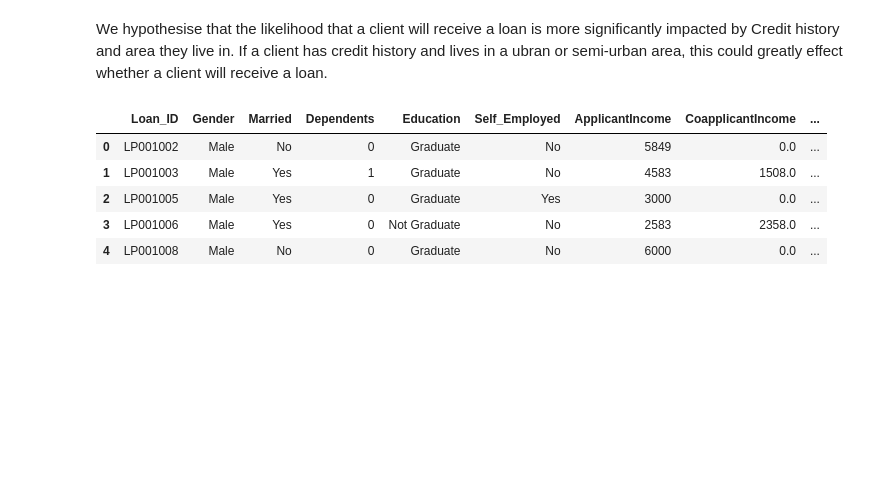
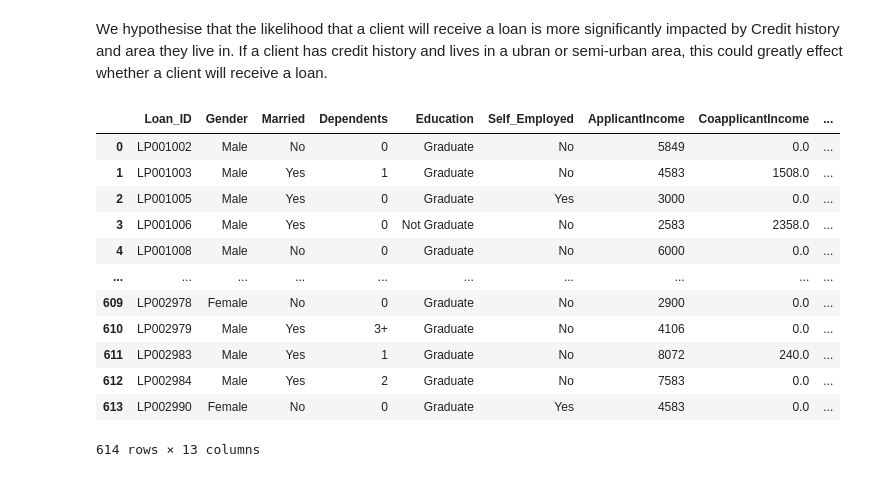
Before and after one commit to MckyleM/MLGGuidedProject, a Jupyter notebook: Step_by_step.ipynb, the cells around one changed output. Drawn from its saved outputs; the diff is of its cells as text; code cells hidden in the pictures; blank space fills up the shorter version.

```diff
--- a/Step_by_step.ipynb
+++ b/Step_by_step.ipynb
@@ -9,21 +9,28 @@ We hypothesise that the likelihood that a client will receive a loan is more sig
 # %%
 import pandas as pd
 import matplotlib.pyplot as plt
 import plotly.express as px
 import seaborn as sns
 import numpy as np
 import matplotlib.pyplot as plt
 from sklearn.linear_model import LinearRegression
 from sklearn.model_selection import train_test_split
 from skimpy import clean_columns
 from sklearn.metrics import mean_squared_error, r2_score
 r_csv= pd.read_csv(r".\raw_data.csv")
 v_csv= pd.read_csv(r"validation.csv")
-r_csv.head()
+r_csv
 # %% [output]
 |  | Loan_ID | Gender | Married | Dependents | Education | Self_Employed | ApplicantIncome | CoapplicantIncome | ... |
 | 0 | LP001002 | Male | No | 0 | Graduate | No | 5849 | 0.0 | ... |
 | 1 | LP001003 | Male | Yes | 1 | Graduate | No | 4583 | 1508.0 | ... |
 | 2 | LP001005 | Male | Yes | 0 | Graduate | Yes | 3000 | 0.0 | ... |
 | 3 | LP001006 | Male | Yes | 0 | Not Graduate | No | 2583 | 2358.0 | ... |
 | 4 | LP001008 | Male | No | 0 | Graduate | No | 6000 | 0.0 | ... |
+| ... | ... | ... | ... | ... | ... | ... | ... | ... | ... |
+| 609 | LP002978 | Female | No | 0 | Graduate | No | 2900 | 0.0 | ... |
+| 610 | LP002979 | Male | Yes | 3+ | Graduate | No | 4106 | 0.0 | ... |
+| 611 | LP002983 | Male | Yes | 1 | Graduate | No | 8072 | 240.0 | ... |
+| 612 | LP002984 | Male | Yes | 2 | Graduate | No | 7583 | 0.0 | ... |
+| 613 | LP002990 | Female | No | 0 | Graduate | Yes | 4583 | 0.0 | ... |
+614 rows × 13 columns
```
Also changed, not shown: parts of 11 cells of this notebook.
